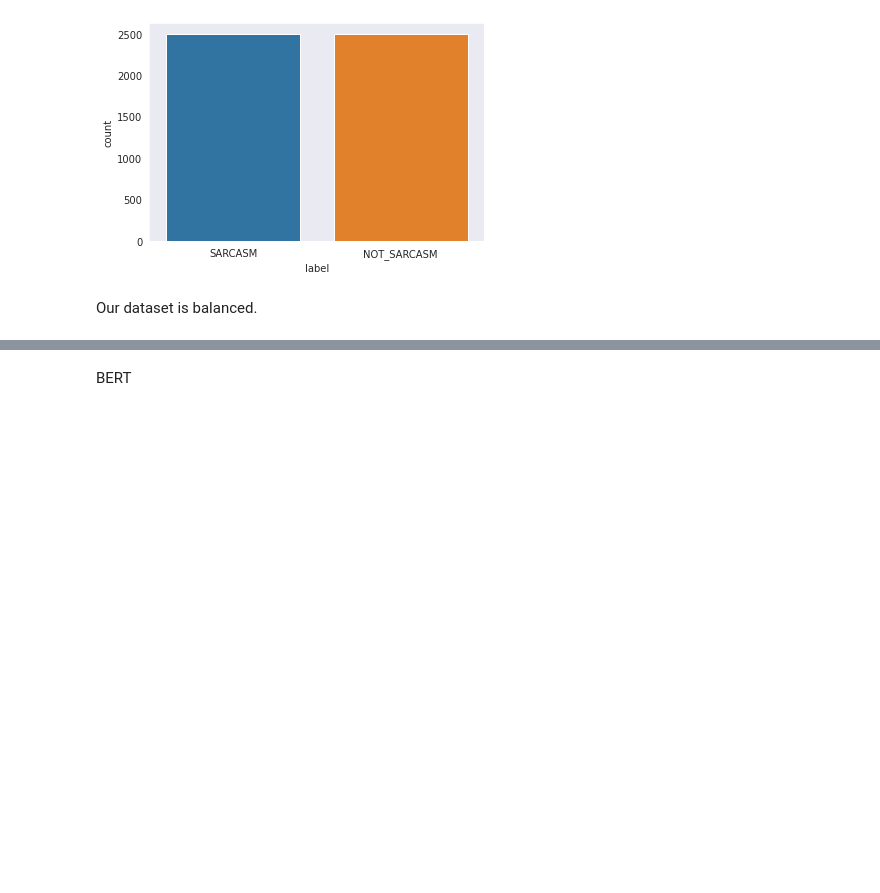
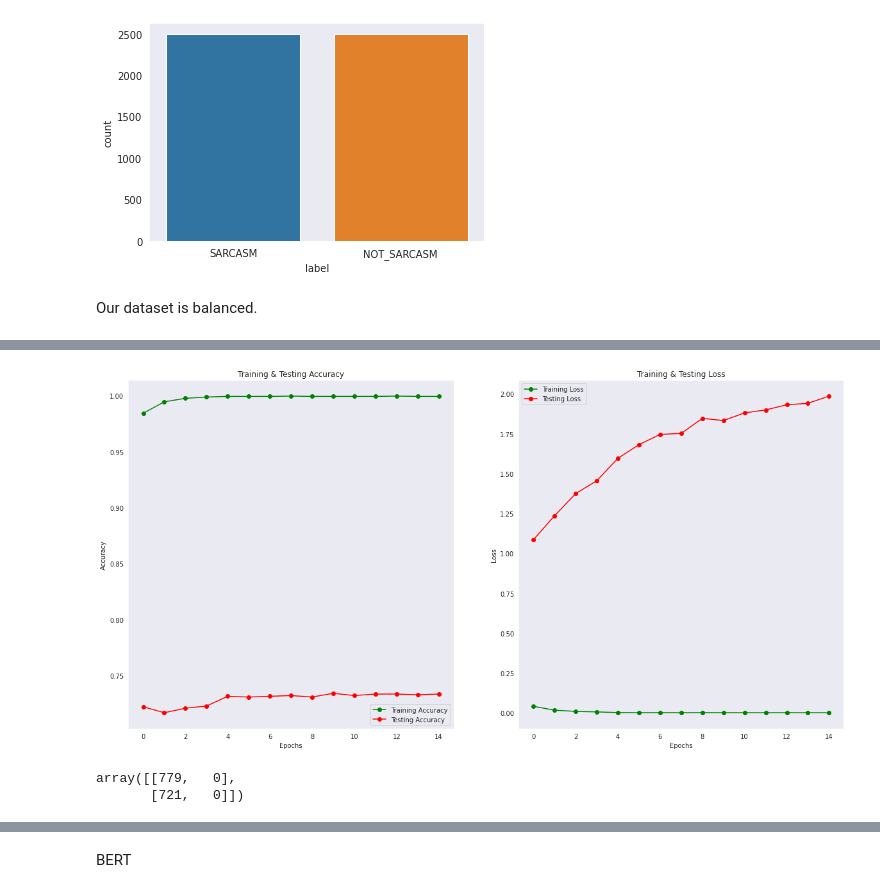
Before and after one commit to ShivaniGawande/DLFinalProject_Fall22, a Jupyter notebook: ReadingBetweenLines.ipynb, the cells around one changed output, grey strips where cells are left out. Drawn from its saved outputs; the diff is of its cells as text; code cells hidden in the pictures; blank space fills up the shorter version.

```diff
--- a/ReadingBetweenLines.ipynb
+++ b/ReadingBetweenLines.ipynb
@@ -195,6 +200,7 @@ def get_weight_matrix(model, vocab):
     weight_matrix = np.zeros((vocab_size, EMBEDDING_DIM))
     # step vocab, store vectors using the Tokenizer's integer mapping
     for word, i in vocab.items():
+        if '@user' or '<url>' == word: continue
         weight_matrix[i] = model[word]
     return weight_matrix
 # %%
@@ -218,4 +242,7 @@ model.summary()
+# %%
+label_mapping = {'SARCASM': 1, 'NOT_SARCASM': 0}
+df['label'] = df['label'].map(label_mapping)
 # %%
-x_train, x_test, y_train, y_test = train_test_split(x, df.is_sarcastic , test_size = 0.3 , random_state = 0)
+x_train, x_test, y_train, y_test = train_test_split(x, df.label , test_size = 0.3 , random_state = 0)
 # %%
- history = model.fit(x_train, y_train, batch_size = 128 , validation_data = (x_test,y_test) , epochs = 3)
+history = model.fit(x_train, y_train, batch_size = 128 , validation_data = (x_test,y_test) , epochs = 15)
@@ -225,23 +275,25 @@ print("Accuracy of the model on Testing Data is - " , model.evaluate(x_test,y_te
 # %%
-epochs = [i for i in range(3)]
+epochs = [i for i in range(15)]
 fig , ax = plt.subplots(1,2)
 train_acc = history.history['acc']
 train_loss = history.history['loss']
 val_acc = history.history['val_acc']
 val_loss = history.history['val_loss']
 fig.set_size_inches(20,10)
 
 ax[0].plot(epochs , train_acc , 'go-' , label = 'Training Accuracy')
 ax[0].plot(epochs , val_acc , 'ro-' , label = 'Testing Accuracy')
 ax[0].set_title('Training & Testing Accuracy')
 ax[0].legend()
 ax[0].set_xlabel("Epochs")
 ax[0].set_ylabel("Accuracy")
 
 ax[1].plot(epochs , train_loss , 'go-' , label = 'Training Loss')
 ax[1].plot(epochs , val_loss , 'ro-' , label = 'Testing Loss')
 ax[1].set_title('Training & Testing Loss')
 ax[1].legend()
 ax[1].set_xlabel("Epochs")
 ax[1].set_ylabel("Loss")
 plt.show()
+# %% [output]
+[figure, added]
@@ -251,6 +303,9 @@ pred[:5]
 # %%
-cm = confusion_matrix(y_test,pred)
+cm = confusion_matrix(y_test,y_pred)
 cm
+# %% [output]
+array([[779,   0],
+       [721,   0]])
 # %%
 cm = pd.DataFrame(cm , index = ['Not Sarcastic','Sarcastic'] , columns = ['Not Sarcastic','Sarcastic'])
 plt.figure(figsize = (10,10))
```
Also changed, not shown: parts of 14 cells of this notebook.
